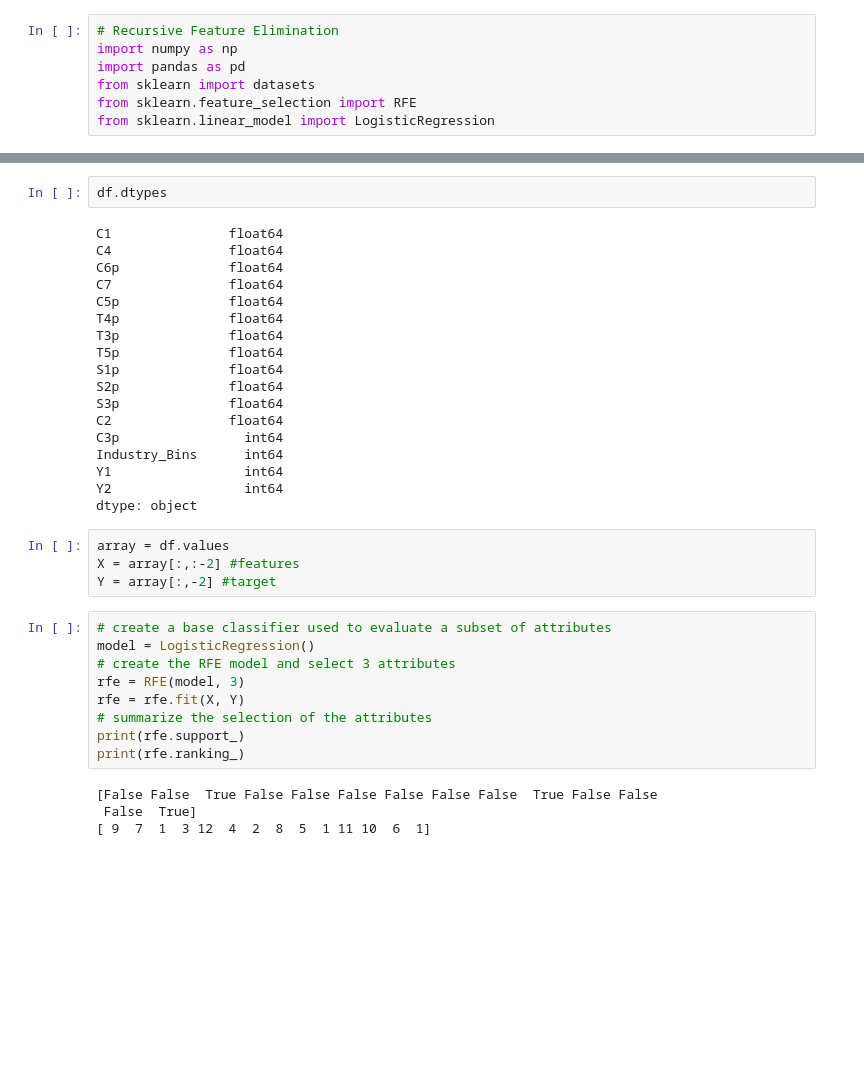
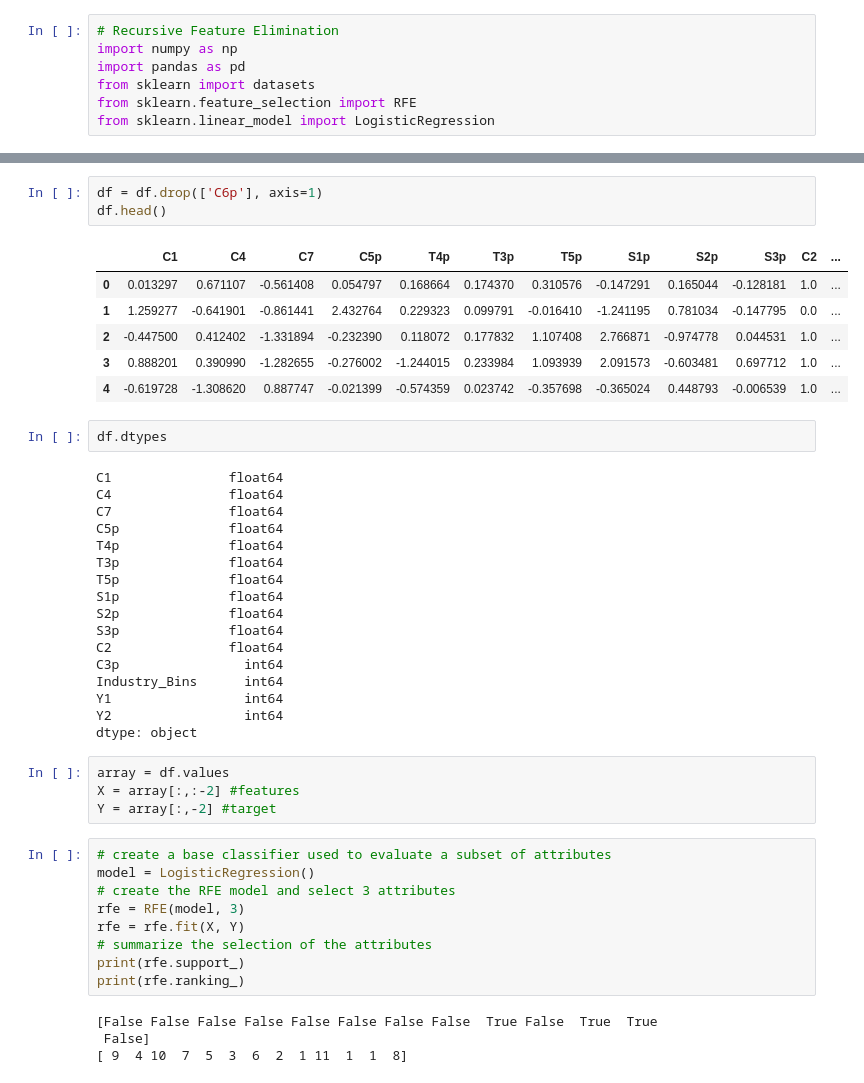
Before and after one commit to BA545-SP2019/2019-competition1-kerry-alex-and-mike, a Jupyter notebook: pipeline4/RFE-y1-p4.ipynb, the cells around one changed output, grey strips where cells are left out. Drawn from its saved outputs; the diff is of its cells as text; blank space fills up the shorter version.

```diff
--- a/pipeline4/RFE-y1-p4.ipynb
+++ b/pipeline4/RFE-y1-p4.ipynb
@@ -16,12 +16,21 @@ df.head()
 | 2 | -0.447500 | 0.412402 | -0.759933 | -1.331894 | -0.232390 | 0.118072 | 0.177832 | 1.107408 | 2.766871 | -0.974778 | 0.044531 | ... |
 | 3 | 0.888201 | 0.390990 | -0.759933 | -1.282655 | -0.276002 | -1.244015 | 0.233984 | 1.093939 | 2.091573 | -0.603481 | 0.697712 | ... |
 | 4 | -0.619728 | -1.308620 | 1.027869 | 0.887747 | -0.021399 | -0.574359 | 0.023742 | -0.357698 | -0.365024 | 0.448793 | -0.006539 | ... |
+# %%
+df = df.drop(['C6p'], axis=1)
+df.head()
+# %% [output]
+|  | C1 | C4 | C7 | C5p | T4p | T3p | T5p | S1p | S2p | S3p | C2 | ... |
+| 0 | 0.013297 | 0.671107 | -0.561408 | 0.054797 | 0.168664 | 0.174370 | 0.310576 | -0.147291 | 0.165044 | -0.128181 | 1.0 | ... |
+| 1 | 1.259277 | -0.641901 | -0.861441 | 2.432764 | 0.229323 | 0.099791 | -0.016410 | -1.241195 | 0.781034 | -0.147795 | 0.0 | ... |
+| 2 | -0.447500 | 0.412402 | -1.331894 | -0.232390 | 0.118072 | 0.177832 | 1.107408 | 2.766871 | -0.974778 | 0.044531 | 1.0 | ... |
+| 3 | 0.888201 | 0.390990 | -1.282655 | -0.276002 | -1.244015 | 0.233984 | 1.093939 | 2.091573 | -0.603481 | 0.697712 | 1.0 | ... |
+| 4 | -0.619728 | -1.308620 | 0.887747 | -0.021399 | -0.574359 | 0.023742 | -0.357698 | -0.365024 | 0.448793 | -0.006539 | 1.0 | ... |
 # %%
 df.dtypes
 # %% [output]
 C1               float64
 C4               float64
-C6p              float64
 C7               float64
 C5p              float64
 T4p              float64
@@ -50,9 +59,9 @@ rfe = rfe.fit(X, Y)
 print(rfe.support_)
 print(rfe.ranking_)
 # %% [output]
-[False False  True False False False False False False  True False False
- False  True]
-[ 9  7  1  3 12  4  2  8  5  1 11 10  6  1]
+[False False False False False False False False  True False  True  True
+ False]
+[ 9  4 10  7  5  3  6  2  1 11  1  1  8]
 # %%
 for i in range(1, len(X[0])+1):
     print(i)
```
Also changed, not shown: parts of 1 cell of this notebook, 8 other files.
